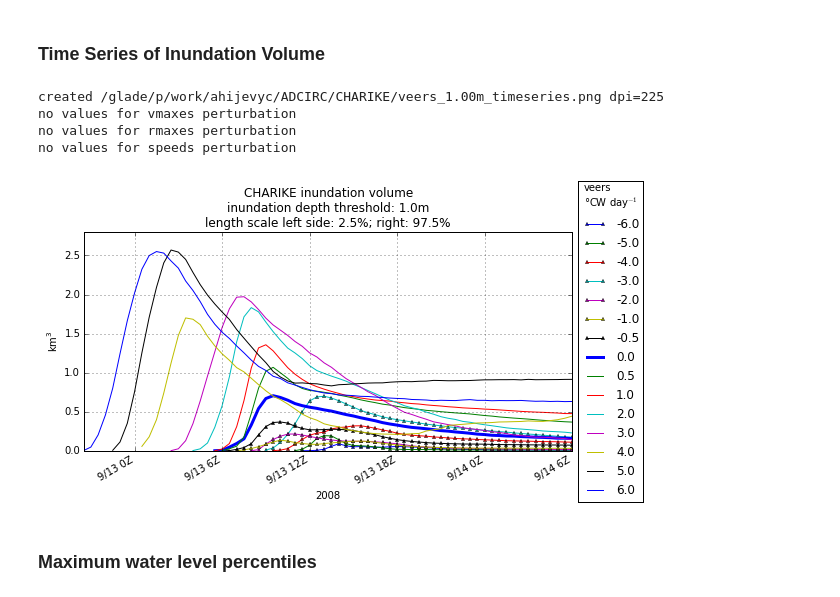
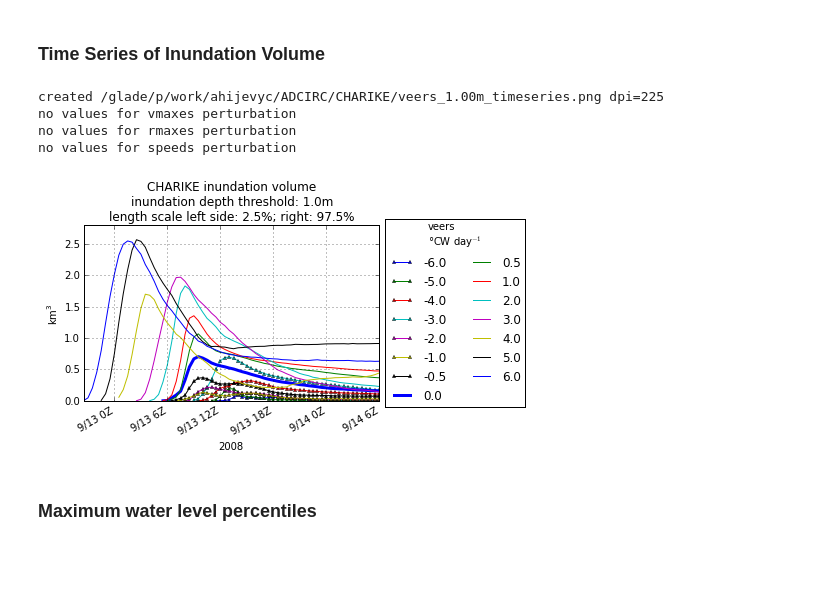
Before and after one commit to ahijevyc/ADCIRC, a Jupyter notebook: CHARIKE.ipynb, the cells around one changed output. Cells and saved outputs as stored; diff of their text form; code cells hidden in the pictures; blank space fills up the shorter version.

```diff
--- a/CHARIKE.ipynb
+++ b/CHARIKE.ipynb
@@ -223,9 +224,6 @@ if False and thisstorm.name == 'IKE':
                 ax[0].plot(obs_times,waterLevelPreliminary,label='observed ('+datum+')\npreliminary',alpha=0.5)
             ax[0].legend(loc='best')
             map_points(ax[1],meshlon[i],meshlat[i], markeredgewidth=2,linewidth=0,marker='x')
-        else:
-            pass
-            #print "no ADCIRC"
 # %% [markdown]
 ### Compare control to USGS Sensors (IKE only)
 # %%
@@ -409,37 +407,37 @@ import sys
 for perturbation in [veers, vmaxes, rmaxes, speeds]:
     if len(perturbation.values) == 0:
         print "no values for "+perturbation.name+" perturbation"
         continue
 
-    fig, ax = plt.subplots(figsize=(8,5))
+    fig, ax = plt.subplots(figsize=(7,4))
     plt.title(perturbation.title)
-    plt.tight_layout(rect=(0.0,0.06,0.93,0.96))
+    plt.tight_layout(rect=(0.02,0.0,0.7,1.))
     #print perturbation.values, perturbation.name, perturbation.dirname
     vdirs = perturbation.dirname
     for i, pert in enumerate(perturbation):
         thick = 3 if float(pert) == 0 else 1
         plt.plot(perturbation.time[i],perturbation.inund[i],label=pert,linewidth=thick,marker='^'if float(pert)<0 else '',markersize=3)
 
     units = '$\mathregular{km^3}$'
     plt.ylabel(units)
 
     plt.grid()
     ax.set_ylim(0,2.8)
     if perturbation.storm.name == 'IKE': ax.set_ylim(0,60.)
     ax.xaxis.set_major_formatter(dates.DateFormatter('%-m/%-d %-H'+'Z'))
     ax.xaxis.set_major_locator(dates.HourLocator(byhour=[0,6,12,18]))
     fig.autofmt_xdate()
     plt.xlabel(perturbation.time[0][0].strftime("%Y"))
 
     # put legend to the right of the current axis
-    plt.legend(loc='center left', bbox_to_anchor=(1,0.5), title=perturbation.name+"\n"+perturbation.units)
+    plt.legend(loc='center left', bbox_to_anchor=(1,0.5), title=perturbation.name+"\n"+perturbation.units, ncol=2)
     status = mysavfig(perturbation.storm.basedir+perturbation.name+'_'+perturbation.Ithresh+'_timeseries.png',dpi=225)
 # %% [output]
 created /glade/p/work/ahijevyc/ADCIRC/CHARIKE/veers_1.00m_timeseries.png dpi=225
 no values for vmaxes perturbation
 no values for rmaxes perturbation
 no values for speeds perturbation
-[figure, old version]
+[figure, new version]
 # %% [markdown]
 ### Maximum water level percentiles
 # %%
```
Also changed, not shown: parts of 7 cells of this notebook, 1 other file.
